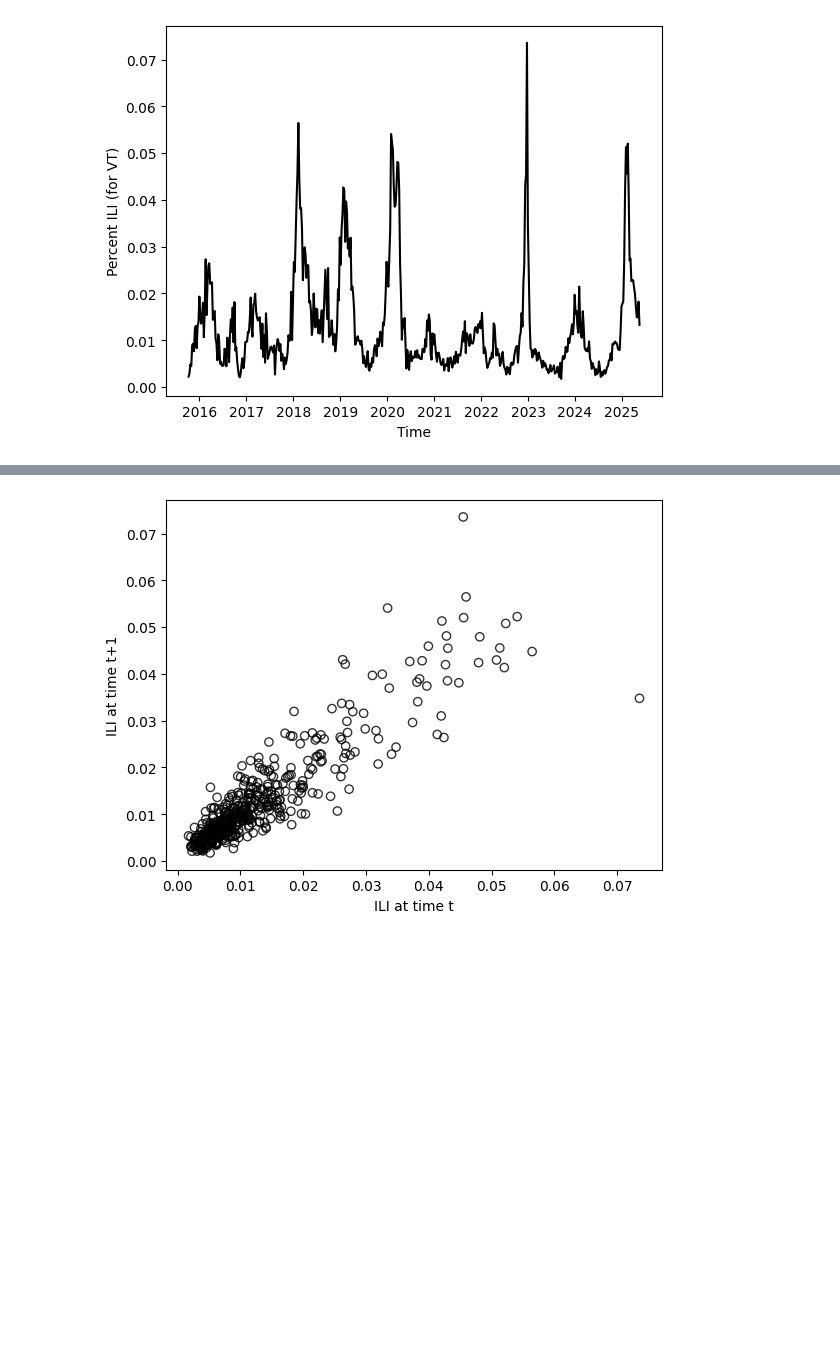
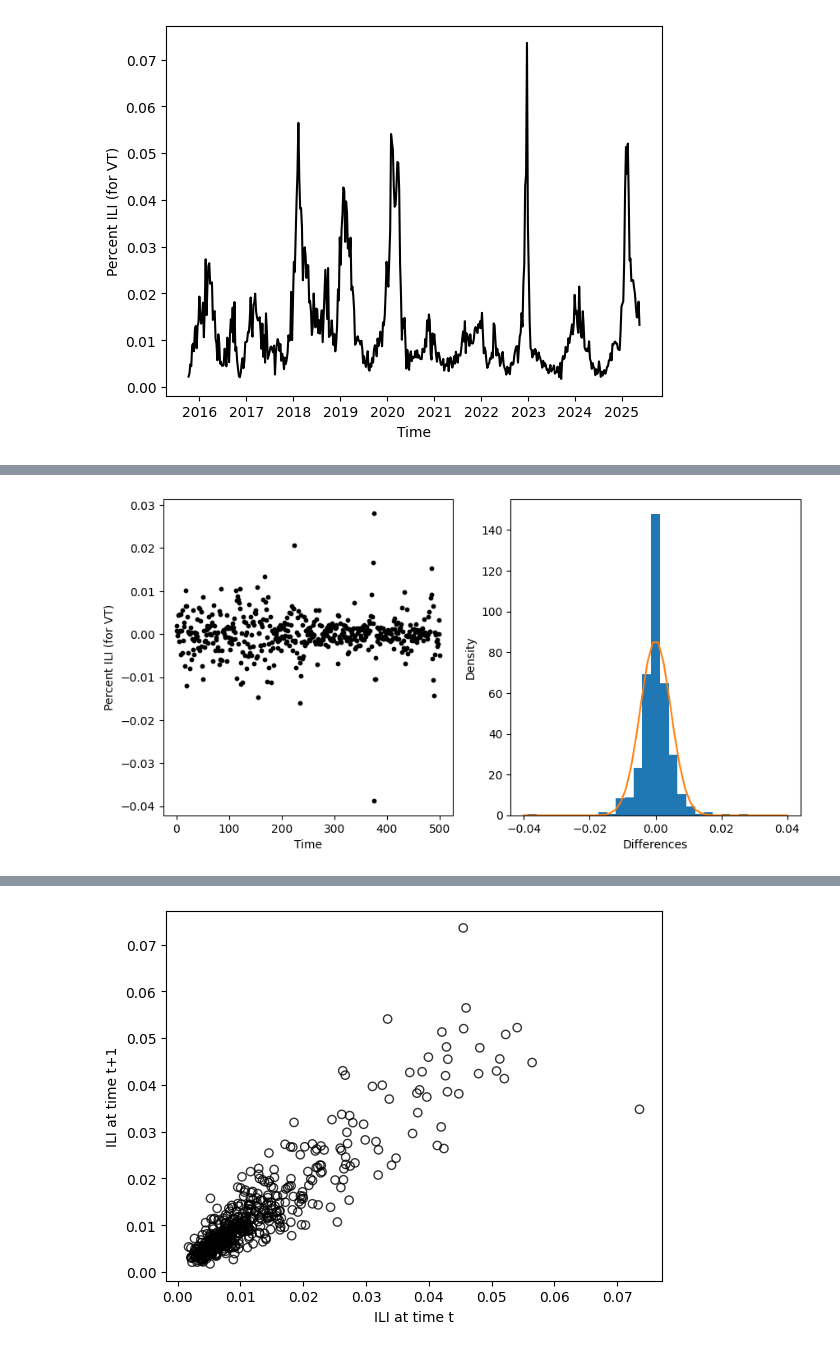
Before and after one commit to computationalUncertaintyLab/2025-AMPH-TSA, a Jupyter notebook: 2025-10-16-AMPH.ipynb, the cells around one changed output, grey strips where cells are left out. Cells and saved outputs as stored; diff of their text form; code cells hidden in the pictures; blank space fills up the shorter version.

```diff
--- a/2025-10-16-AMPH.ipynb
+++ b/2025-10-16-AMPH.ipynb
@@ -83,0 +153,36 @@ This is often called a lag 1-plot.
+# %%
+#--first we compute the differences
+differences           = np.diff(ili_data["ili_prop"])
+number_of_differences = len(differences)
+
+#--setup a figure and axis to plot our data
+fig, axs = plt.subplots(1,2, figsize=(10,5))
+
+##--Take the first axis for plotting a scatter of differences
+ax=axs[0]
+ax.scatter(np.arange(number_of_differences)
+           , differences
+           , color = "black"
+           , s     = 10)
+ax.set_xlabel("Time")
+ax.set_ylabel("Percent ILI (for VT)")
+
+##--Take the second axis for plotting a histogram of differences
+ax=axs[1]
+ax.hist(x=differences,bins=25,density=True)
+
+ax.set_xlabel("Differences")
+ax.set_ylabel("Density")
+
+#--Fit a normal curve with zero mean and estimated standard deviation
+import scipy.stats
+estimated_std = np.std(differences)
+
+domain = np.linspace(-0.04,0.04)
+pdf_values = scipy.stats.norm(0,estimated_std).pdf(domain )
+
+plt.plot(domain, pdf_values)
+
+plt.show()
+# %% [output]
+[figure, added]
```
Also changed, not shown: parts of 14 cells of this notebook.
